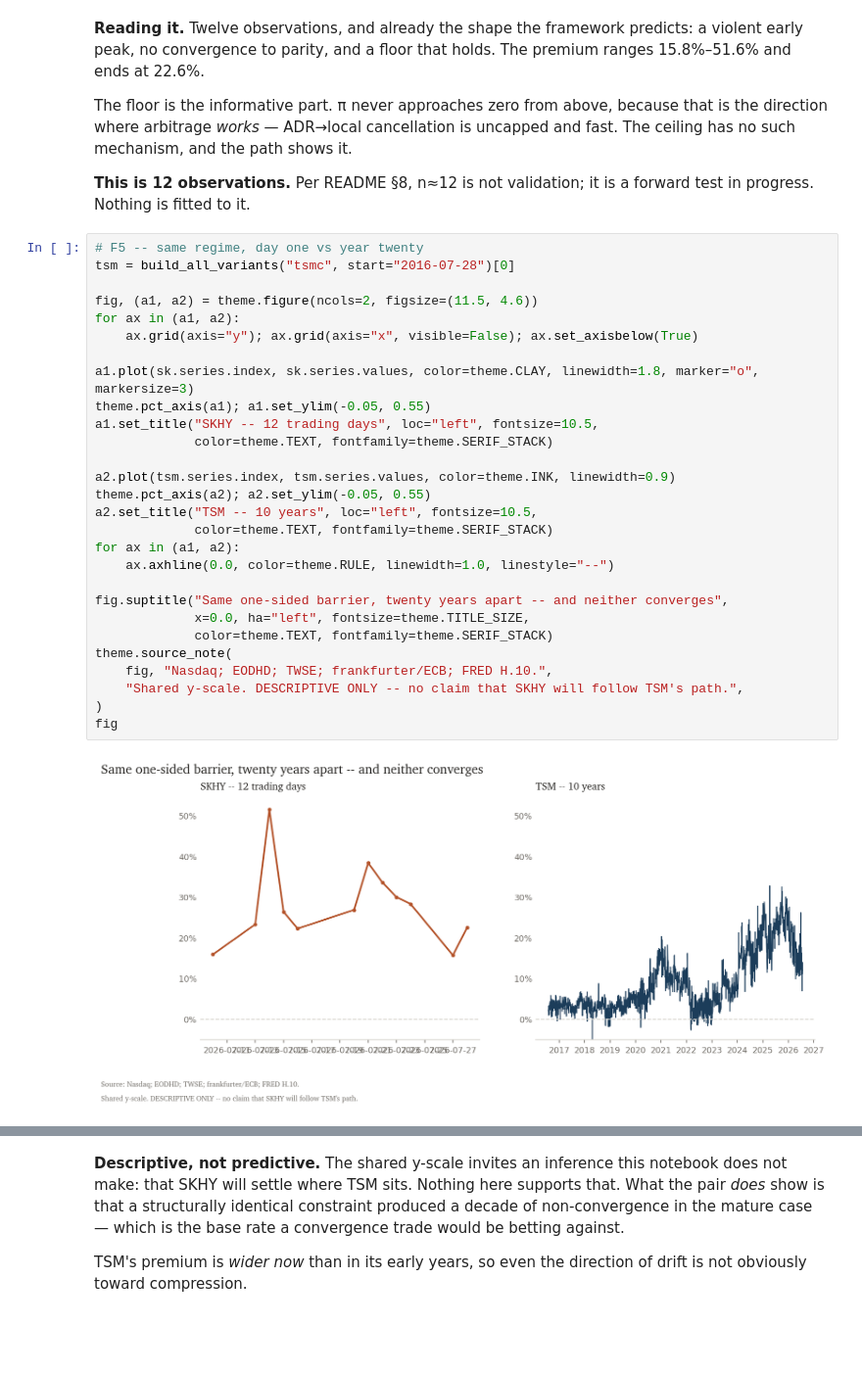
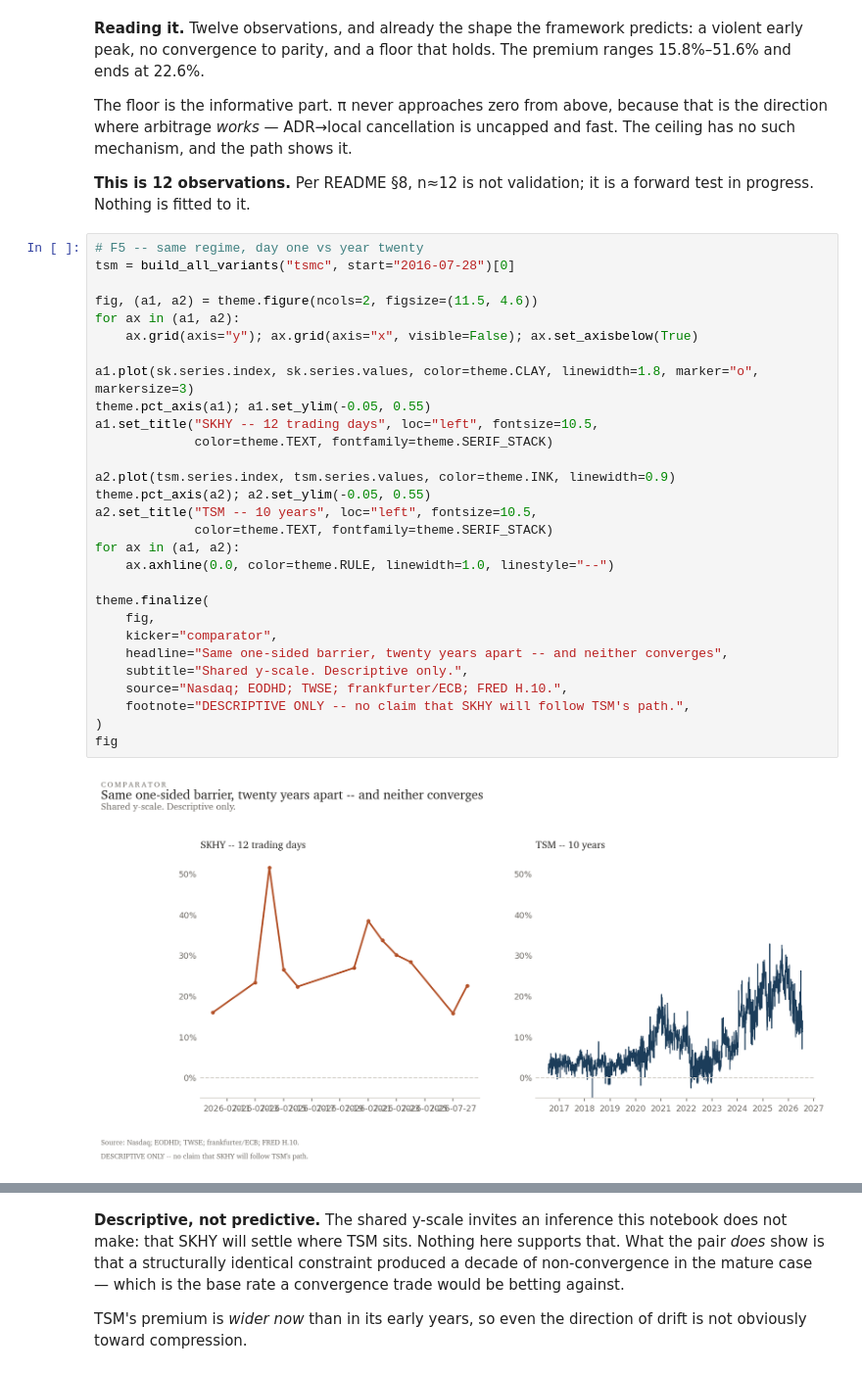
Before and after one commit to ZinuoS/Charon, a Jupyter notebook: notebooks/01_premium_anatomy.ipynb, the cells around one changed output, grey strips where cells are left out. Shown at 98% size. Cells and saved outputs as stored; diff of their text form; blank space fills up the shorter version.

```diff
--- a/notebooks/01_premium_anatomy.ipynb
+++ b/notebooks/01_premium_anatomy.ipynb
@@ -437,30 +437,31 @@ in progress. Nothing is fitted to it.
 # %%
 # F5 -- same regime, day one vs year twenty
 tsm = build_all_variants("tsmc", start="2016-07-28")[0]
 
 fig, (a1, a2) = theme.figure(ncols=2, figsize=(11.5, 4.6))
 for ax in (a1, a2):
     ax.grid(axis="y"); ax.grid(axis="x", visible=False); ax.set_axisbelow(True)
 
 a1.plot(sk.series.index, sk.series.values, color=theme.CLAY, linewidth=1.8, marker="o", markersize=3)
 theme.pct_axis(a1); a1.set_ylim(-0.05, 0.55)
 a1.set_title("SKHY -- 12 trading days", loc="left", fontsize=10.5,
              color=theme.TEXT, fontfamily=theme.SERIF_STACK)
 
 a2.plot(tsm.series.index, tsm.series.values, color=theme.INK, linewidth=0.9)
 theme.pct_axis(a2); a2.set_ylim(-0.05, 0.55)
 a2.set_title("TSM -- 10 years", loc="left", fontsize=10.5,
              color=theme.TEXT, fontfamily=theme.SERIF_STACK)
 for ax in (a1, a2):
     ax.axhline(0.0, color=theme.RULE, linewidth=1.0, linestyle="--")
 
-fig.suptitle("Same one-sided barrier, twenty years apart -- and neither converges",
-             x=0.0, ha="left", fontsize=theme.TITLE_SIZE,
-             color=theme.TEXT, fontfamily=theme.SERIF_STACK)
-theme.source_note(
-    fig, "Nasdaq; EODHD; TWSE; frankfurter/ECB; FRED H.10.",
-    "Shared y-scale. DESCRIPTIVE ONLY -- no claim that SKHY will follow TSM's path.",
+theme.finalize(
+    fig,
+    kicker="comparator",
+    headline="Same one-sided barrier, twenty years apart -- and neither converges",
+    subtitle="Shared y-scale. Descriptive only.",
+    source="Nasdaq; EODHD; TWSE; frankfurter/ECB; FRED H.10.",
+    footnote="DESCRIPTIVE ONLY -- no claim that SKHY will follow TSM's path.",
 )
 fig
 # %% [output]
-[figure, old version]
+[figure, new version]
```
Also changed, not shown: parts of 2 cells of this notebook, 4 other files.
